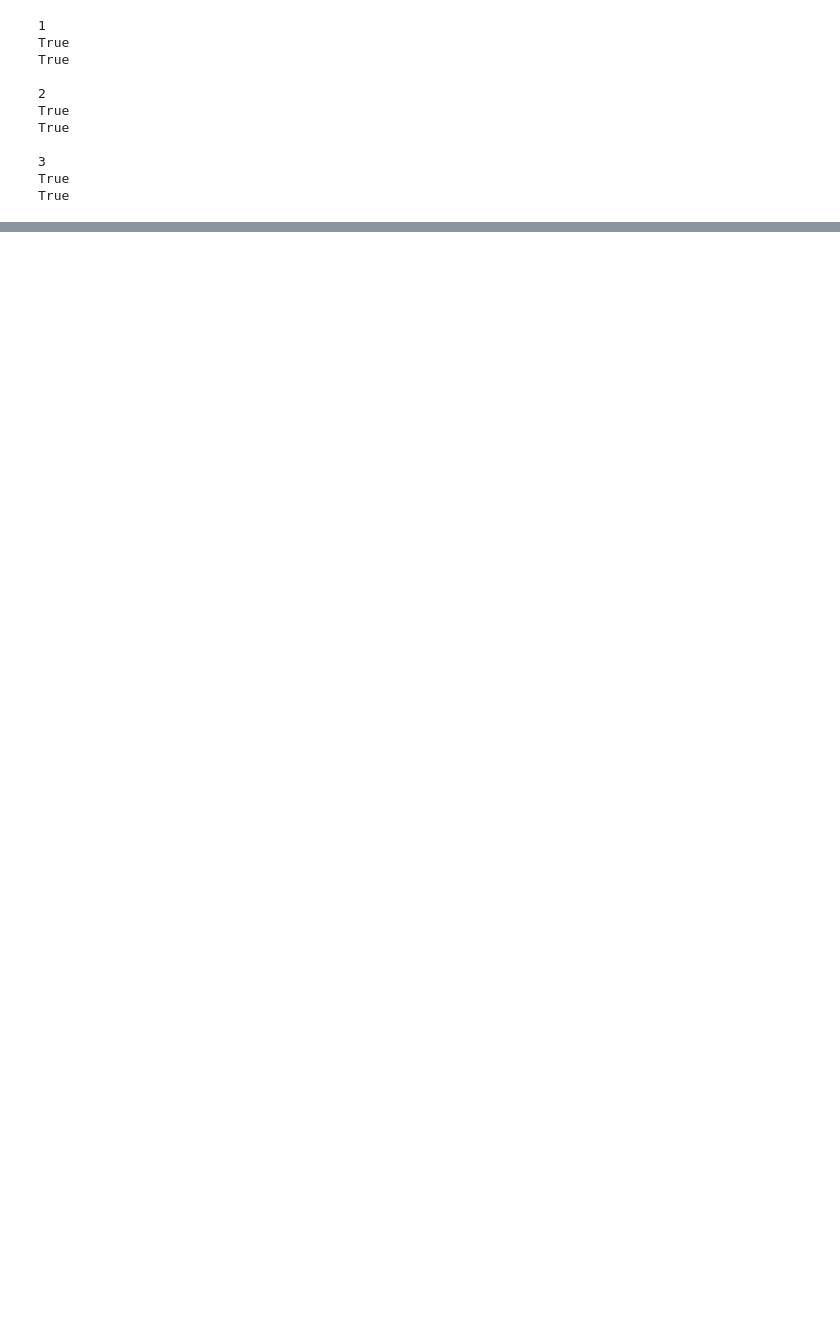
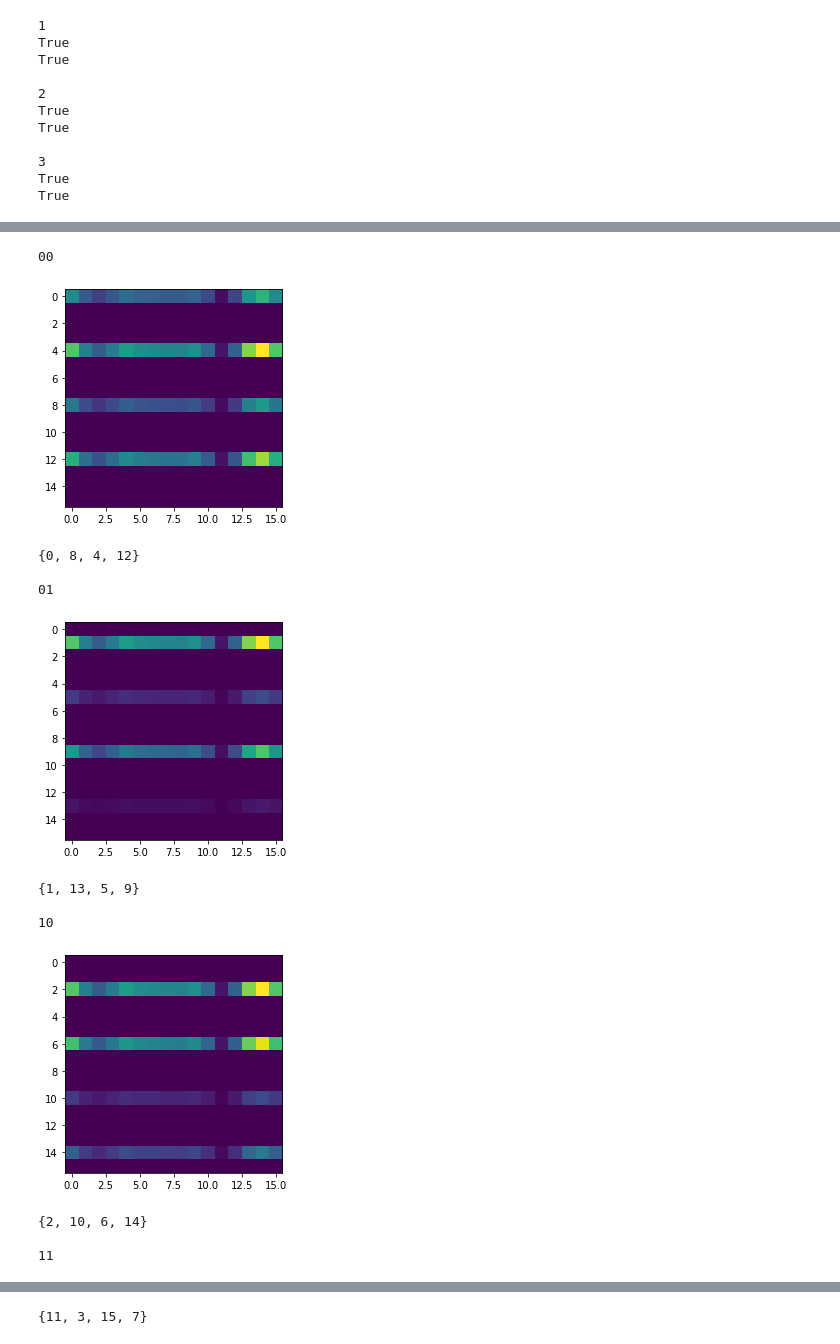
Before and after one commit to vinulw/Orthogonal_Classifiers, a Jupyter notebook: notebooks/Efficiently Calculating bit Projections.ipynb, the cells around one changed output, grey strips where cells are left out. Cells and saved outputs as stored; diff of their text form; code cells hidden in the pictures; blank space fills up the shorter version.

```diff
--- a/notebooks/Efficiently Calculating bit Projections.ipynb
+++ b/notebooks/Efficiently Calculating bit Projections.ipynb
@@ -649,0 +658,22 @@ for traced, parts in zip(tracedInd, partitions):
+# %%
+nQb = 4
+state = np.random.randn(2**nQb) + 1j*np.random.randn(2**nQb)
+state = state / np.linalg.norm(state)
+
+V = np.random.randn(2**nQb, 2**nQb) + 1j*np.random.randn(2**nQb, 2**nQb)
+# %%
+def explicit_dOdV(bStringj, V, state):
+    '''
+    Calculate dOdV explicitly
+    '''
+    Pj = bitProjector(bStringj)
+    stateDim = state.shape[0]
+    traceDim = state.shape[0] // Pj.shape[0]
+    remDim = stateDim // traceDim
+
+    I = np.eye(traceDim)
+
+    Vphi = V @ state
+    Vphi = Vphi.reshape(traceDim, remDim)
+    dOdV = ncon([I, Pj, Vphi, state.conj()], ((-1, 1), (-2, 2), (1, 2), (-3,)))
+    return dOdV.reshape(stateDim, stateDim)
@@ -649,0 +696,26 @@ for traced, parts in zip(tracedInd, partitions):
+# %%
+bStrings = ['00', '01', '10', '11']
+rowDict = {}
+for b in bStrings:
+    print(b)
+    dOdV = explicit_dOdV(b, V, state)
+    plt.imshow(np.abs(dOdV))
+    plt.show()
+    args = np.argwhere(dOdV)
+    print(set(args[:, 0]))
+    rowDict[b] = set(args[:, 0])
+    print()
+# %% [output]
+00
+[figure, added]
+{0, 8, 4, 12}
+
+01
+[figure, added]
+{1, 13, 5, 9}
+
+10
+[figure, added]
+{2, 10, 6, 14}
+
+11
@@ -649,0 +723 @@ for traced, parts in zip(tracedInd, partitions):
+{11, 3, 15, 7}
```
Also changed, not shown: parts of 56 cells of this notebook.
